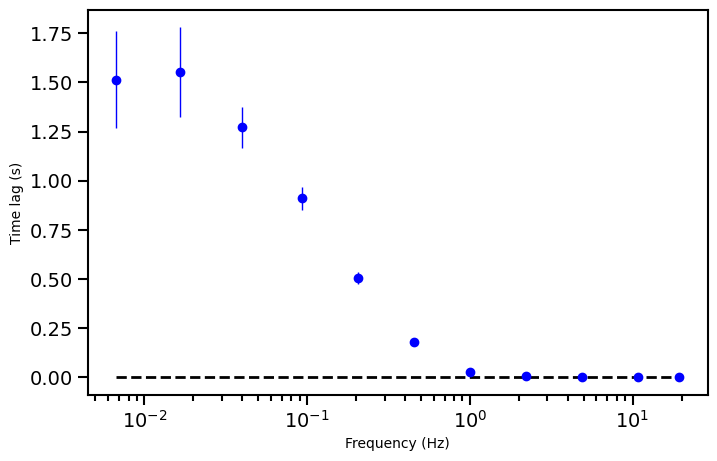
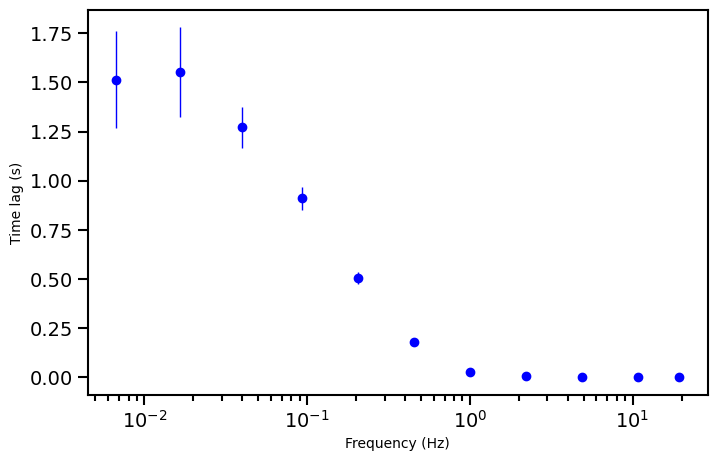
The change to this notebook cell's code, shown as a diff; its figure went from the first image to the second:
--- before
+++ after
@@ -1,4 +1,4 @@
 fig, ax = plt.subplots(1,1,figsize=(8,5))
-ax.hlines(0, log_rb_cs_Disk.freq[0], log_rb_cs_Disk.freq[-1], color='black', linestyle='dashed', lw=2)
+#ax.hlines(0, log_rb_cs_Disk.freq[0], log_rb_cs_Disk.freq[-1], color='black', linestyle='dashed', lw=2)
 ax.errorbar(log_rb_cs_Disk.freq, freq_lags_Disk, yerr=freq_lags_err_Disk,fmt="o", lw=1, color='blue')
 ax.set_xlabel("Frequency (Hz)")

Commit: finding frequency resved ags fr disk function